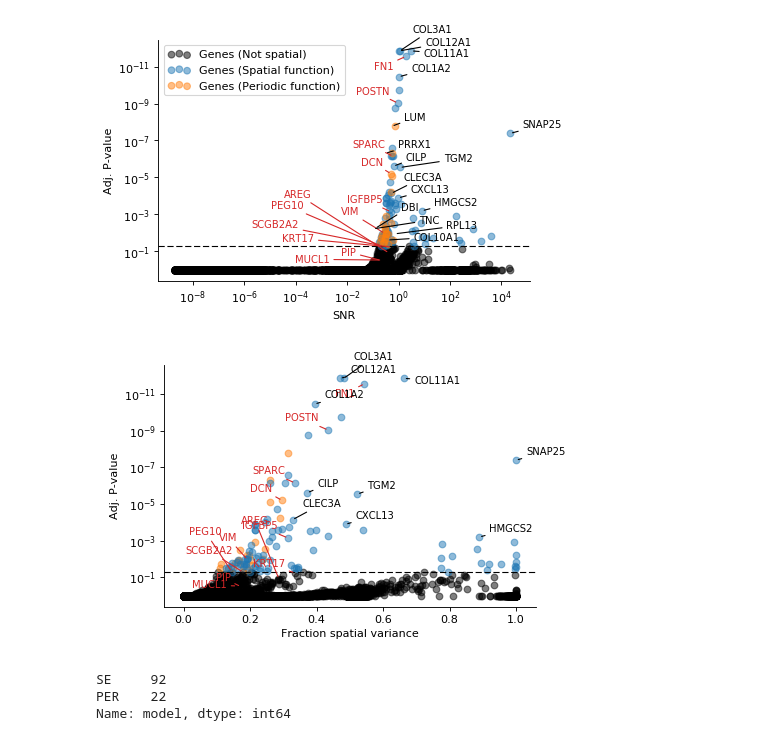
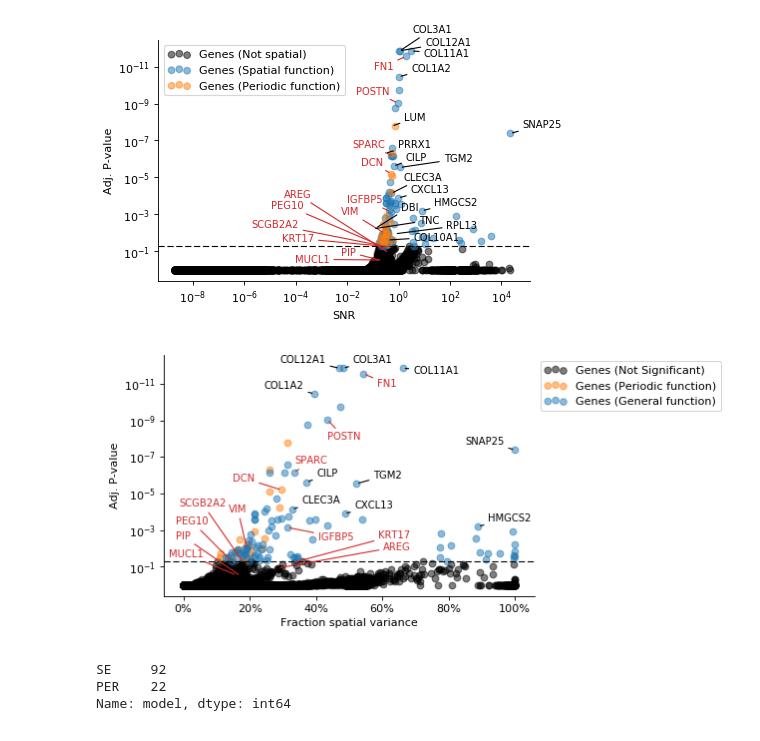
Before and after one commit to Teichlab/SpatialDE, a Jupyter notebook: Analysis/BreastCancer/Breast Cancer Tissue Analysis.ipynb, the cells around one changed output. Saved outputs shown, nothing was run; the diff lists cells and outputs as text; code cells hidden in the pictures.

Commit message:
Improving figures

```diff
--- a/Analysis/BreastCancer/Breast Cancer Tissue Analysis.ipynb
+++ b/Analysis/BreastCancer/Breast Cancer Tissue Analysis.ipynb
@@ -6,6 +6,9 @@ Populating the interactive namespace from numpy and matplotlib
 # %%
 rcParams['axes.spines.right'] = False
 rcParams['axes.spines.top'] = False
+
+def xpercent_scale():
+    gca().set_xticklabels(['{:.0f}%'.format(x*100) for x in gca().get_xticks()])
 # %%
 results = pd.read_csv('BC_final_results.csv', index_col=0)
 ms_results = pd.read_csv('BC_MS_results.csv', index_col=0)
@@ -305,78 +308,88 @@ plt.yscale('log')
 
 tmp = results.query('qval > 0.05')
 plt.scatter(  tmp['fraction_spatial_variance'], tmp['qval'],
-            alpha=0.5, rasterized=True, label='Genes (NS)', marker='o', color='k');
+            alpha=0.5, rasterized=True, label='Genes (Not Significant)', marker='o', color='k');
 
 tmp = ms_results.query('model == "PER"')
 tmp = tmp.drop('fraction_spatial_variance', 1) \
          .merge(results[['g', 'fraction_spatial_variance']], on='g')
 plt.scatter(  tmp['fraction_spatial_variance'], tmp['qval'],
-            alpha=0.5, rasterized=True, label='Genes (Periodic model)', marker='o', color='C1');
+            alpha=0.5, rasterized=True, label='Genes (Periodic function)', marker='o', color='C1');
 
 tmp = ms_results.query('model == "SE"')
 plt.scatter(  tmp['fraction_spatial_variance'], tmp['qval'],
-            alpha=0.5, rasterized=True, label='Genes (General model)', marker='o', color='C0');
+            alpha=0.5, rasterized=True, label='Genes (General function)', marker='o', color='C0');
 
 
 # Annotate Stahl genes
 tmp = results.query('g in @stahl_genes')
 
 x_offsets = {}
-# x_offsets = {'FN1': 3,
-#              'SCGB2A2': 2e3,
-#              'MUCL1': 1e2,
-#              'VIM': 1e1,
-#              'PIP': 1e1,
-#              'PEG10': 1e3,
-#              'KRT17':1e3,
-#              'AREG': 1e3}
-y_offsets = {'MUCL1': 0.75,
+x_offsets = {'FN1': -0.1,
+             'SCGB2A2': 0.05,
+             'MUCL1': 0.1,
+             'VIM': 0.00,
+             'PIP': 0.15,
+             'PEG10': 0.07,
+             'KRT17':-0.35,
+             'AREG': -0.4,
+             'SPARC': -0.1,
+             'DCN': 0.08,
+             'IGFBP5': -0.2,
+             'POSTN': -0.1}
+y_offsets = {'MUCL1': 1e1,
              'FN1': 2e-1,
              'PEG10': 1e2,
-             'VIM': 1e1,
-             'SCGB2A2': 1e1,
-             'AREG': 1e3,
-             'KRT17': 2,
-             'PIP': 2}
+             'VIM': 1e2,
+             'SCGB2A2': 1e3,
+             'AREG': 1e1,
+             'KRT17': 2e1,
+             'PIP': 1e2,
+             'IGFBP5': 2e-1,
+             'POSTN': 8e-2}
 for i, r in tmp.iterrows():
     xy = ( r['fraction_spatial_variance'], r['qval'])
     xyt = (xy[0] - x_offsets.get(r['g'], 0.03),
            xy[1] / y_offsets.get(r['g'], 3),)
     plt.annotate(r['g'], xy, xyt, color='tab:red', horizontalalignment='right',
                  arrowprops={'arrowstyle': '-', 'color': 'tab:red'}, size=9)
 
 
 # Annotate top genes
-# x_offsets = {'COL3A1': 3,
-#              'COL12A1': 1e1,
-#              'TGM2': 5e1,
-#              'COL10A1':1e1,
-#              'RPL13': 1e2,
-#              'TNC': 6e1,
-#              'DBI': 1e1}
-y_offsets = {'COL3A1': 1e1,
+x_offsets = {'COL3A1': 0.03,
+             'COL12A1': -0.18,
+             'COL1A2': -0.15,
+             'TGM2': 0.05,
+             'COL10A1':0.1,
+             'RPL13': 0.1,
+             'TNC': 0.1,
+             'DBI': 0.1,
+             'SNAP25': -0.15}
+y_offsets = {'COL3A1': 2,
              'COL11A1': 5e-1,
-             'CLEC3A': 5,
+             'CLEC3A': 2,
              'COL10A1': 1,
              'DBI': 1e1}
 for i, r in top_per_ls.iterrows():
     xy = ( r['fraction_spatial_variance'], r['qval'])
     xyt = (xy[0] + x_offsets.get(r['g'], .03),
            xy[1] / y_offsets.get(r['g'], 2),)
     plt.annotate(r['g'], xy, xyt, color='k', arrowprops={'arrowstyle': '-'}, size=9)
 
 
 plt.axhline(0.05, ls='--', c='k', lw=1)
 
 plt.xlabel('Fraction spatial variance');
 plt.ylabel('Adj. P-value');
 plt.gca().invert_yaxis()
 
-# plt.legend(scatterpoints=3, loc='best',)
+lgd = plt.legend(scatterpoints=3, loc='upper left', bbox_to_anchor=[1., 1.])
 
-# plt.savefig('sigma_pval_BC.pdf', bbox_inches='tight');
+plt.savefig('fsv_pval_BC.pdf', bbox_inches='tight');
+
+xpercent_scale()
 # %% [output]
-[figure, old version]
+[figure, new version]
 # %%
 ms_results.model.value_counts()
 # %% [output]
```
Also changed, not shown: 2 other files.
